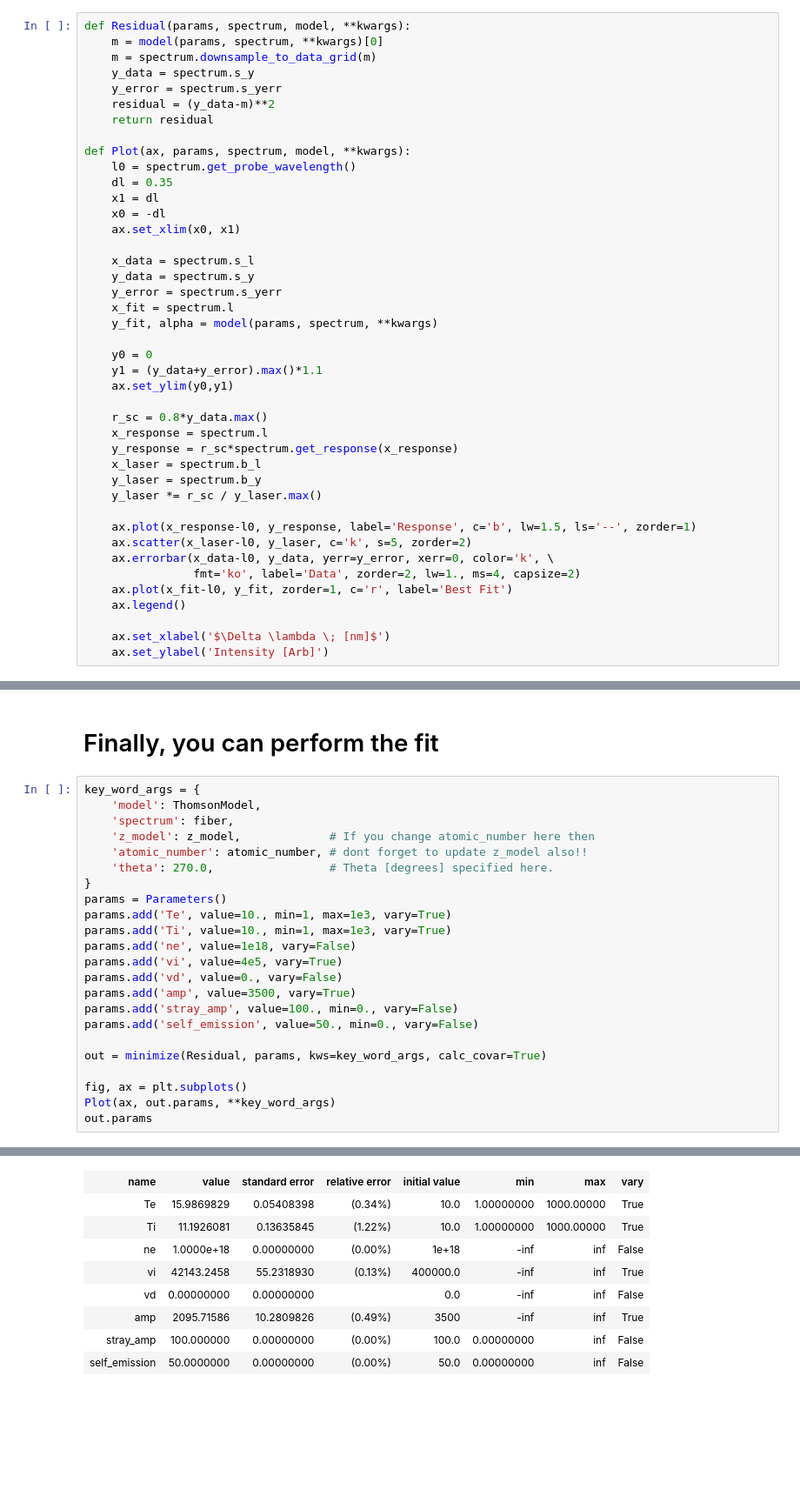
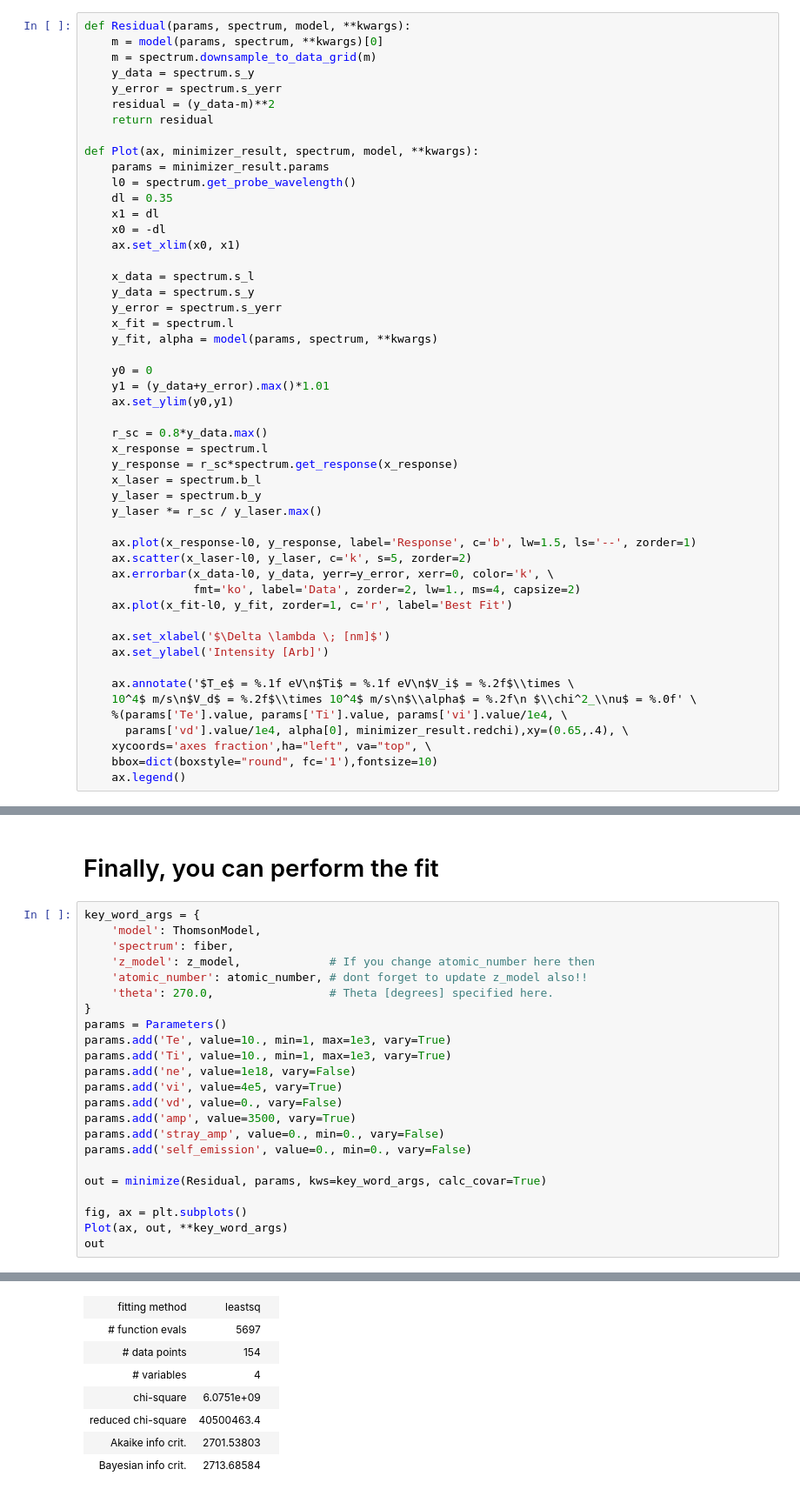
Before and after one commit to stemerlini/MagPy, a Jupyter notebook: test_files/ThomsonFitting.ipynb, the cells around one changed output, grey strips where cells are left out. Shown: that part at 87% size. Drawn from its saved outputs; the diff is of its cells as text; blank space fills up the shorter version.

```diff
--- a/test_files/ThomsonFitting.ipynb
+++ b/test_files/ThomsonFitting.ipynb
@@ -91,7 +91,8 @@ def Residual(params, spectrum, model, **kwargs):
     residual = (y_data-m)**2
     return residual
 
-def Plot(ax, params, spectrum, model, **kwargs):
+def Plot(ax, minimizer_result, spectrum, model, **kwargs):
+    params = minimizer_result.params
     l0 = spectrum.get_probe_wavelength()
     dl = 0.35
     x1 = dl
@@ -105,7 +106,7 @@ def Plot(ax, params, spectrum, model, **kwargs):
     y_fit, alpha = model(params, spectrum, **kwargs)
 
     y0 = 0
-    y1 = (y_data+y_error).max()*1.1
+    y1 = (y_data+y_error).max()*1.01
     ax.set_ylim(y0,y1)
 
     r_sc = 0.8*y_data.max()
@@ -120,10 +121,17 @@ def Plot(ax, params, spectrum, model, **kwargs):
     ax.errorbar(x_data-l0, y_data, yerr=y_error, xerr=0, color='k', \
                 fmt='ko', label='Data', zorder=2, lw=1., ms=4, capsize=2)
     ax.plot(x_fit-l0, y_fit, zorder=1, c='r', label='Best Fit')
-    ax.legend()
 
     ax.set_xlabel('$\Delta \lambda \; [nm]$')
     ax.set_ylabel('Intensity [Arb]')
+
+    ax.annotate('$T_e$ = %.1f eV\n$Ti$ = %.1f eV\n$V_i$ = %.2f$\\times \
+    10^4$ m/s\n$V_d$ = %.2f$\\times 10^4$ m/s\n$\\alpha$ = %.2f\n $\\chi^2_\\nu$ = %.0f' \
+    %(params['Te'].value, params['Ti'].value, params['vi'].value/1e4, \
+      params['vd'].value/1e4, alpha[0], minimizer_result.redchi),xy=(0.65,.4), \
+    xycoords='axes fraction',ha="left", va="top", \
+    bbox=dict(boxstyle="round", fc='1'),fontsize=10)
+    ax.legend()
 # %% [markdown]
 # Select the spectrum from a particular fiber and prepare spectrum for fitting
 1. Select the spectrum from the bundle by changing the key to match a fiber label from the plot above
@@ -152,14 +160,14 @@ params.add('ne', value=1e18, vary=False)
 params.add('vi', value=4e5, vary=True)
 params.add('vd', value=0., vary=False)
 params.add('amp', value=3500, vary=True)
-params.add('stray_amp', value=100., min=0., vary=False)
-params.add('self_emission', value=50., min=0., vary=False)
+params.add('stray_amp', value=0., min=0., vary=False)
+params.add('self_emission', value=0., min=0., vary=False)
 
 out = minimize(Residual, params, kws=key_word_args, calc_covar=True)
 
 fig, ax = plt.subplots()
-Plot(ax, out.params, **key_word_args)
-out.params
+Plot(ax, out, **key_word_args)
+out
 # %% [output]
 [interactive output not drawn]
 [interactive output not drawn]
@@ -166,9 +175,8 @@ out.params
-| name | value | standard error | relative error | initial value | min | max | vary |
-| Te | 15.9869829 | 0.05408398 | (0.34%) | 10.0 | 1.00000000 | 1000.00000 | True |
-| Ti | 11.1926081 | 0.13635845 | (1.22%) | 10.0 | 1.00000000 | 1000.00000 | True |
-| ne | 1.0000e+18 | 0.00000000 | (0.00%) | 1e+18 | -inf | inf | False |
-| vi | 42143.2458 | 55.2318930 | (0.13%) | 400000.0 | -inf | inf | True |
-| vd | 0.00000000 | 0.00000000 |  | 0.0 | -inf | inf | False |
-| amp | 2095.71586 | 10.2809826 | (0.49%) | 3500 | -inf | inf | True |
-| stray_amp | 100.000000 | 0.00000000 | (0.00%) | 100.0 | 0.00000000 | inf | False |
-| self_emission | 50.0000000 | 0.00000000 | (0.00%) | 50.0 | 0.00000000 | inf | False |
+| fitting method | leastsq |  |
+| # function evals | 5697 |  |
+| # data points | 154 |  |
+| # variables | 4 |  |
+| chi-square | 6.0751e+09 |  |
+| reduced chi-square | 40500463.4 |  |
+| Akaike info crit. | 2701.53803 |  |
+| Bayesian info crit. | 2713.68584 |  |
```
Also changed, not shown: parts of 1 cell of this notebook.
